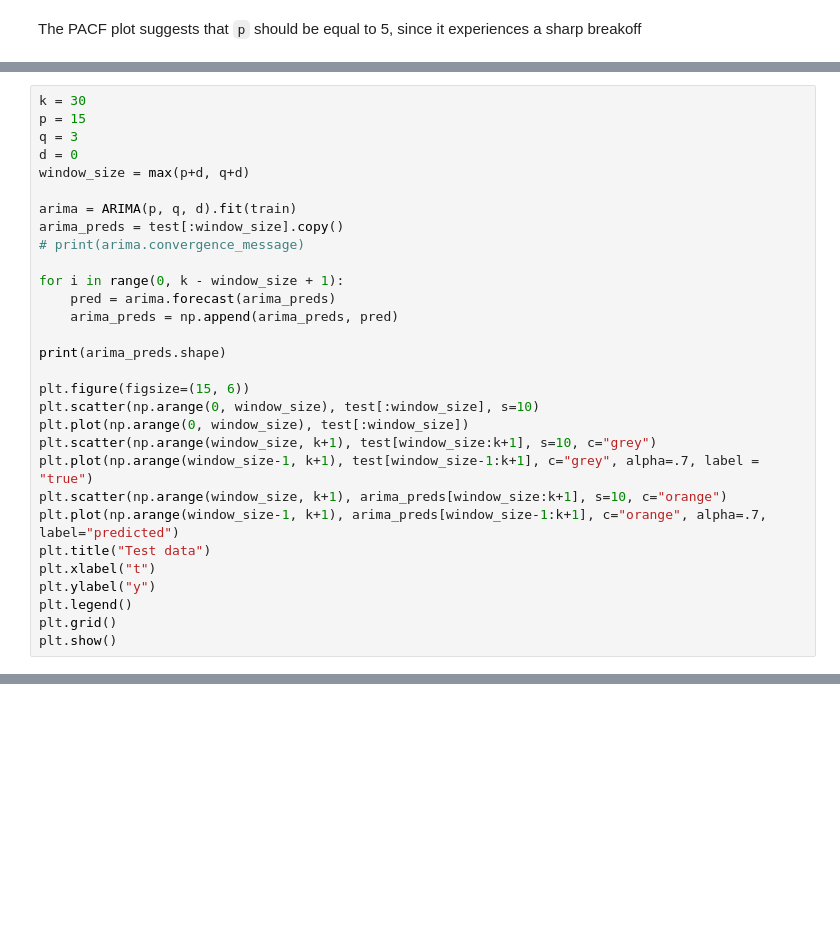
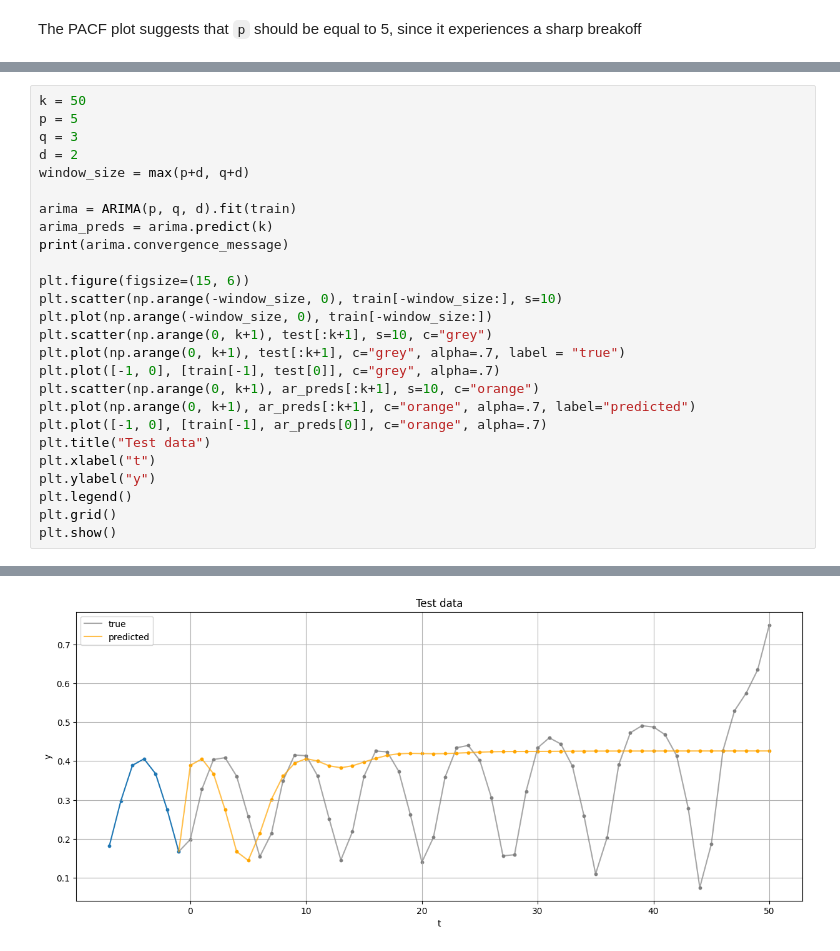
Before and after one commit to succSeeded/ts-2025, a Jupyter notebook: hw1-2/main.ipynb, the cells around one changed output, grey strips where cells are left out. Drawn from its saved outputs; the diff is of its cells as text; blank space fills up the shorter version.

```diff
--- a/hw1-2/main.ipynb
+++ b/hw1-2/main.ipynb
@@ -503,27 +275,23 @@ plt.show()
 # %%
-k = 30
-p = 15
+k = 50
+p = 5
 q = 3
-d = 0
+d = 2
 window_size = max(p+d, q+d)
 
 arima = ARIMA(p, q, d).fit(train)
-arima_preds = test[:window_size].copy()
-# print(arima.convergence_message)
-
-for i in range(0, k - window_size + 1):
-    pred = arima.forecast(arima_preds)
-    arima_preds = np.append(arima_preds, pred)
-
-print(arima_preds.shape)
+arima_preds = arima.predict(k)
+print(arima.convergence_message)
 
 plt.figure(figsize=(15, 6))
-plt.scatter(np.arange(0, window_size), test[:window_size], s=10)
-plt.plot(np.arange(0, window_size), test[:window_size])
-plt.scatter(np.arange(window_size, k+1), test[window_size:k+1], s=10, c="grey")
-plt.plot(np.arange(window_size-1, k+1), test[window_size-1:k+1], c="grey", alpha=.7, label = "true")
-plt.scatter(np.arange(window_size, k+1), arima_preds[window_size:k+1], s=10, c="orange")
-plt.plot(np.arange(window_size-1, k+1), arima_preds[window_size-1:k+1], c="orange", alpha=.7, label="predicted")
+plt.scatter(np.arange(-window_size, 0), train[-window_size:], s=10)
+plt.plot(np.arange(-window_size, 0), train[-window_size:])
+plt.scatter(np.arange(0, k+1), test[:k+1], s=10, c="grey")
+plt.plot(np.arange(0, k+1), test[:k+1], c="grey", alpha=.7, label = "true")
+plt.plot([-1, 0], [train[-1], test[0]], c="grey", alpha=.7)
+plt.scatter(np.arange(0, k+1), ar_preds[:k+1], s=10, c="orange")
+plt.plot(np.arange(0, k+1), ar_preds[:k+1], c="orange", alpha=.7, label="predicted")
+plt.plot([-1, 0], [train[-1], ar_preds[0]], c="orange", alpha=.7)
 plt.title("Test data")
 plt.xlabel("t")
 plt.ylabel("y")
@@ -534,0 +303 @@ ValueError: negative dimensions are not allowed
+[figure, added]
```
Also changed, not shown: parts of 14 cells of this notebook.
